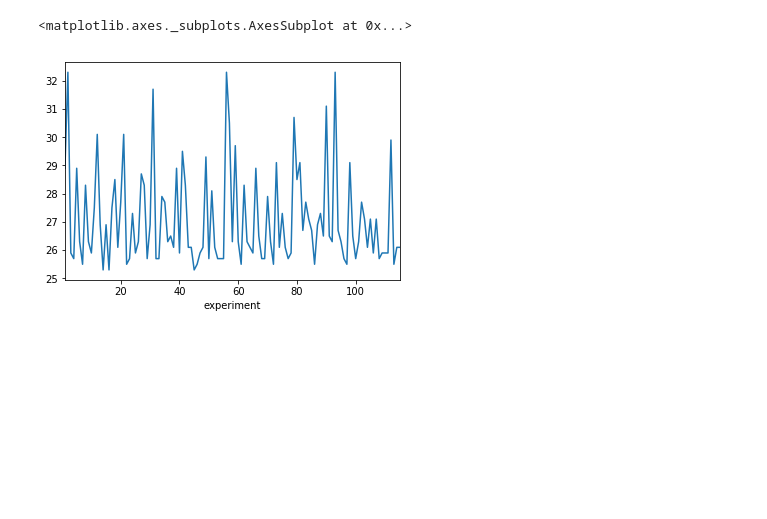
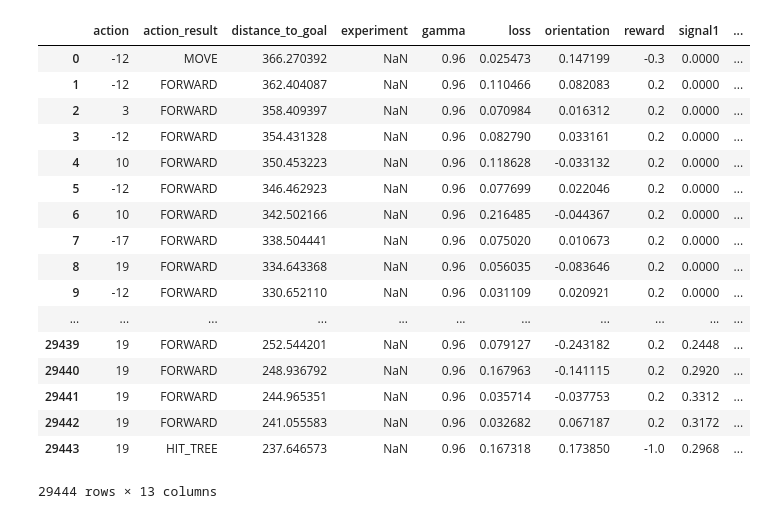
Before and after one commit to iknow1988/MAMIF, a Jupyter notebook: bat_simulation/notebooks/Eval.ipynb, the cells around one changed output. Saved outputs shown, nothing was run; the diff lists cells and outputs as text; code cells hidden in the pictures; blank space fills up the shorter version.

```diff
--- a/bat_simulation/notebooks/Eval.ipynb
+++ b/bat_simulation/notebooks/Eval.ipynb
@@ -4,10 +4,27 @@ import matplotlib.pyplot as plt
 %matplotlib inline
 # %%
 df = pd.read_csv('../eval.csv')
-df.groupby('experiment')['reward'].sum().plot()
+#df.groupby('experiment')['reward'].sum().plot()
+df
 # %% [output]
+|  | action | action_result | distance_to_goal | experiment | gamma | loss | orientation | reward | signal1 | ... |
+| 0 | -12 | MOVE | 366.270392 | NaN | 0.96 | 0.025473 | 0.147199 | -0.3 | 0.0000 | ... |
+| 1 | -12 | FORWARD | 362.404087 | NaN | 0.96 | 0.110466 | 0.082083 | 0.2 | 0.0000 | ... |
+| 2 | 3 | FORWARD | 358.409397 | NaN | 0.96 | 0.070984 | 0.016312 | 0.2 | 0.0000 | ... |
+| 3 | -12 | FORWARD | 354.431328 | NaN | 0.96 | 0.082790 | 0.033161 | 0.2 | 0.0000 | ... |
+| 4 | 10 | FORWARD | 350.453223 | NaN | 0.96 | 0.118628 | -0.033132 | 0.2 | 0.0000 | ... |
+| 5 | -12 | FORWARD | 346.462923 | NaN | 0.96 | 0.077699 | 0.022046 | 0.2 | 0.0000 | ... |
+| 6 | 10 | FORWARD | 342.502166 | NaN | 0.96 | 0.216485 | -0.044367 | 0.2 | 0.0000 | ... |
+| 7 | -17 | FORWARD | 338.504441 | NaN | 0.96 | 0.075020 | 0.010673 | 0.2 | 0.0000 | ... |
+| 8 | 19 | FORWARD | 334.643368 | NaN | 0.96 | 0.056035 | -0.083646 | 0.2 | 0.0000 | ... |
+| 9 | -12 | FORWARD | 330.652110 | NaN | 0.96 | 0.031109 | 0.020921 | 0.2 | 0.0000 | ... |
+| ... | ... | ... | ... | ... | ... | ... | ... | ... | ... | ... |
+| 29439 | 19 | FORWARD | 252.544201 | NaN | 0.96 | 0.079127 | -0.243182 | 0.2 | 0.2448 | ... |
+| 29440 | 19 | FORWARD | 248.936792 | NaN | 0.96 | 0.167963 | -0.141115 | 0.2 | 0.2920 | ... |
+| 29441 | 19 | FORWARD | 244.965351 | NaN | 0.96 | 0.035714 | -0.037753 | 0.2 | 0.3312 | ... |
+| 29442 | 19 | FORWARD | 241.055583 | NaN | 0.96 | 0.032682 | 0.067187 | 0.2 | 0.3172 | ... |
+| 29443 | 19 | HIT_TREE | 237.646573 | NaN | 0.96 | 0.167318 | 0.173850 | -1.0 | 0.2968 | ... |
-<matplotlib.axes._subplots.AxesSubplot at 0x...>
+29444 rows × 13 columns
-[figure, removed]
 # %%
 df.groupby('action_result').count()
 # %% [output]
```
Also changed, not shown: parts of 2 cells of this notebook, 13 other files.
